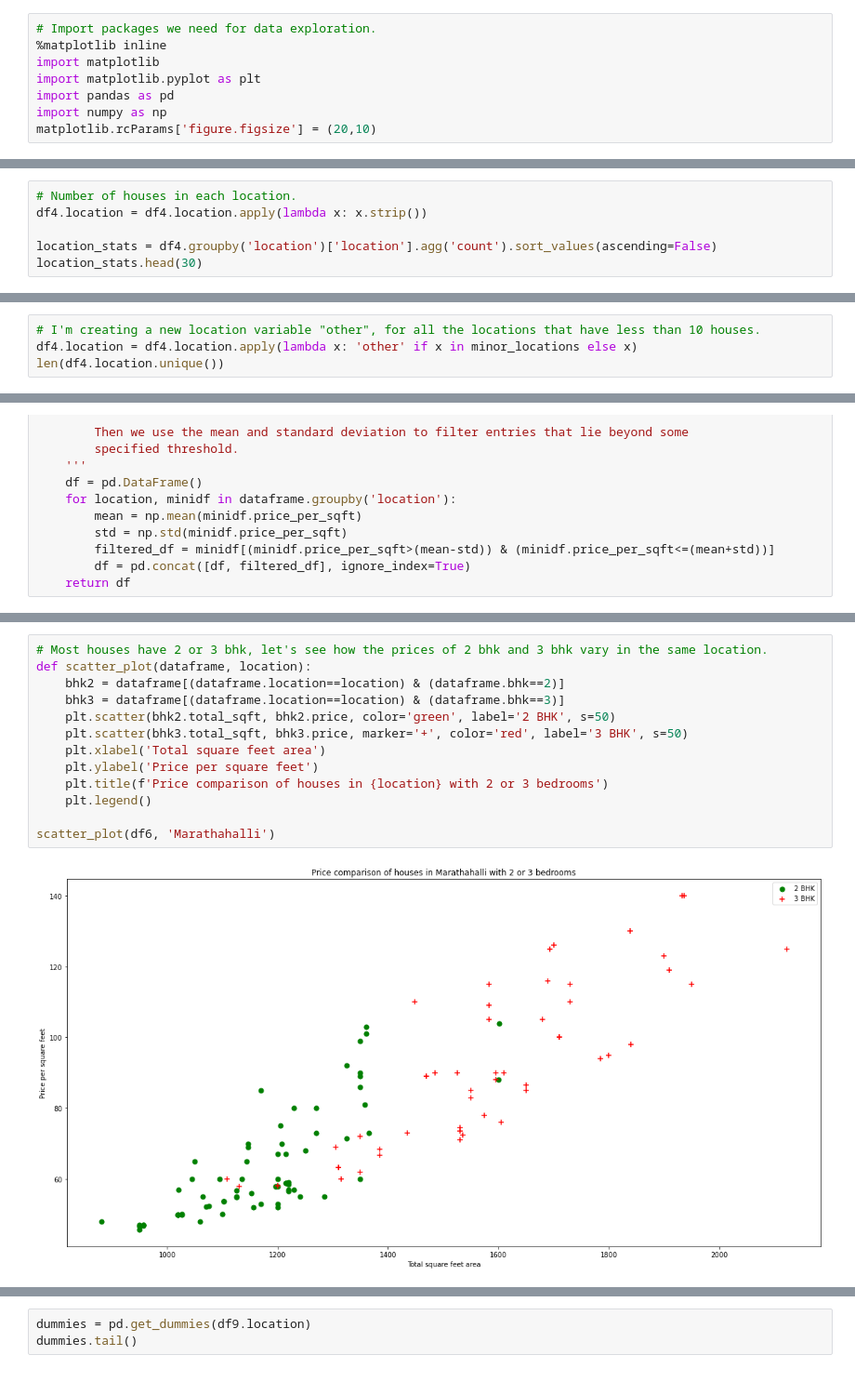
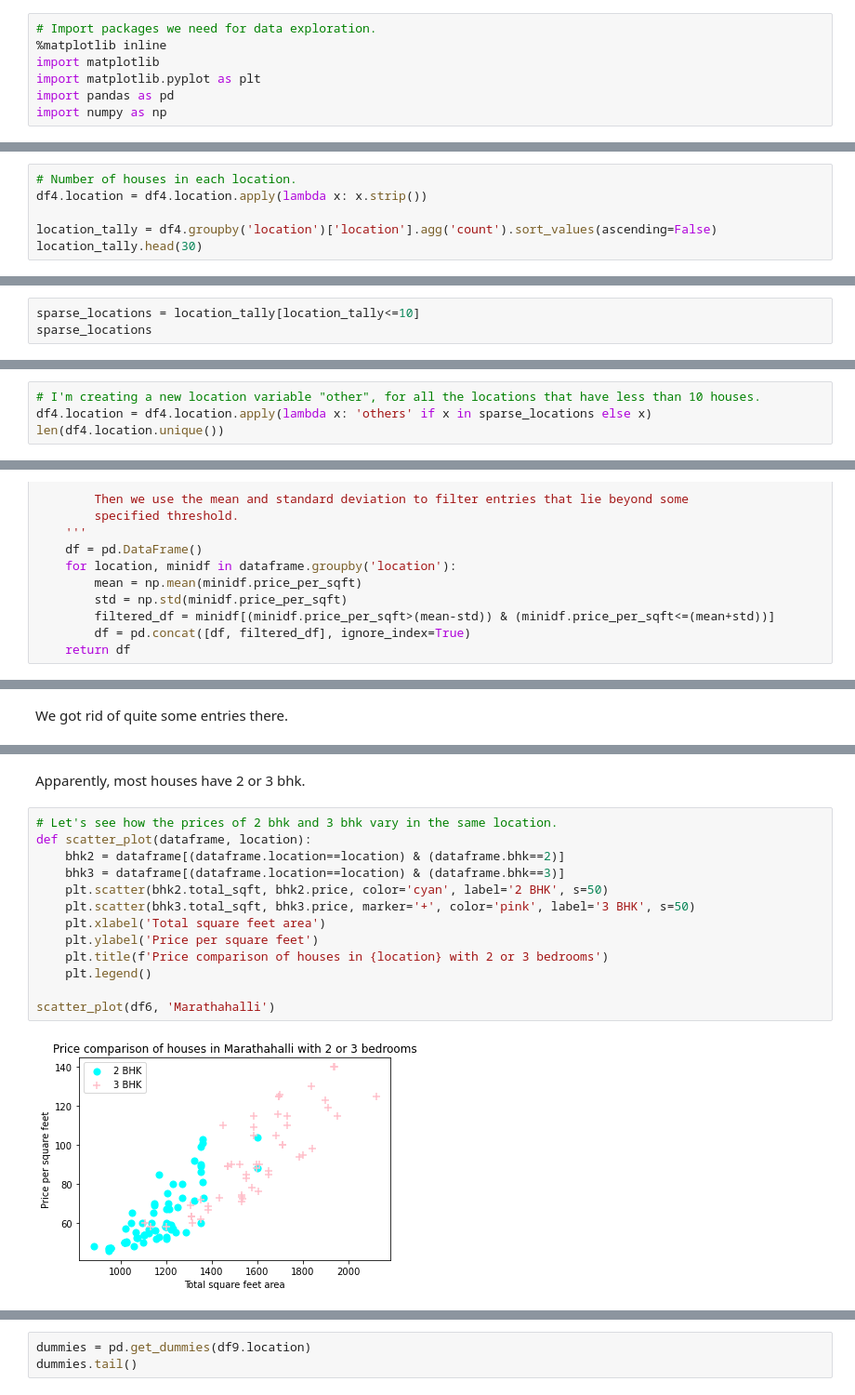
Before and after one commit to ifunanyaScript/House-Pricing-Regression, a Jupyter notebook: jupyter_notebook/notebook.ipynb, the cells around one changed output, grey strips where cells are left out. Shown at 93% size. Cells and saved outputs as stored; diff of their text form.

```diff
--- a/jupyter_notebook/notebook.ipynb
+++ b/jupyter_notebook/notebook.ipynb
@@ -5,7 +5,6 @@ import matplotlib
 import matplotlib.pyplot as plt
 import pandas as pd
 import numpy as np
-matplotlib.rcParams['figure.figsize'] = (20,10)
 # %% [markdown]
 ## Data Cleaning
 # %%
@@ -207,8 +228,8 @@ len(df4.location.unique())
 # Number of houses in each location.
 df4.location = df4.location.apply(lambda x: x.strip())
 
-location_stats = df4.groupby('location')['location'].agg('count').sort_values(ascending=False)
-location_stats.head(30)
+location_tally = df4.groupby('location')['location'].agg('count').sort_values(ascending=False)
+location_tally.head(30)
 # %% [output]
 location
 Whitefield                  535
@@ -251,0 +256,3 @@ Name: location, Length: 1052, dtype: int64
+# %%
+sparse_locations = location_tally[location_tally<=10]
+sparse_locations
@@ -252,6 +275,6 @@ Name: location, Length: 1052, dtype: int64
 # %%
 # I'm creating a new location variable "other", for all the locations that have less than 10 houses.
-df4.location = df4.location.apply(lambda x: 'other' if x in minor_locations else x)
+df4.location = df4.location.apply(lambda x: 'others' if x in sparse_locations else x)
 len(df4.location.unique())
 # %% [output]
 242
@@ -333,3 +360,5 @@ df6.shape
+# %% [markdown]
+We got rid of quite some entries there.
 # %%
 # Number of house in each bhk size.
 df6.groupby('bhk')['bhk'].agg('count')
@@ -349,20 +378,22 @@ bhk
 13       1
 16       1
 Name: bhk, dtype: int64
+# %% [markdown]
+Apparently, most houses have 2 or 3 bhk.
 # %%
-# Most houses have 2 or 3 bhk, let's see how the prices of 2 bhk and 3 bhk vary in the same location.
+# Let's see how the prices of 2 bhk and 3 bhk vary in the same location.
 def scatter_plot(dataframe, location):
     bhk2 = dataframe[(dataframe.location==location) & (dataframe.bhk==2)]
     bhk3 = dataframe[(dataframe.location==location) & (dataframe.bhk==3)]
-    plt.scatter(bhk2.total_sqft, bhk2.price, color='green', label='2 BHK', s=50)
-    plt.scatter(bhk3.total_sqft, bhk3.price, marker='+', color='red', label='3 BHK', s=50)
+    plt.scatter(bhk2.total_sqft, bhk2.price, color='cyan', label='2 BHK', s=50)
+    plt.scatter(bhk3.total_sqft, bhk3.price, marker='+', color='pink', label='3 BHK', s=50)
     plt.xlabel('Total square feet area')
     plt.ylabel('Price per square feet')
     plt.title(f'Price comparison of houses in {location} with 2 or 3 bedrooms')
     plt.legend()
 
 scatter_plot(df6, 'Marathahalli')
 # %% [output]
-[figure, old version]
+[figure, new version]
 # %% [markdown]
 See how some 3 bhk houses cost less than 2 bhk houses with the same total square feet area.<br>
```
Also changed, not shown: parts of 46 cells of this notebook.
